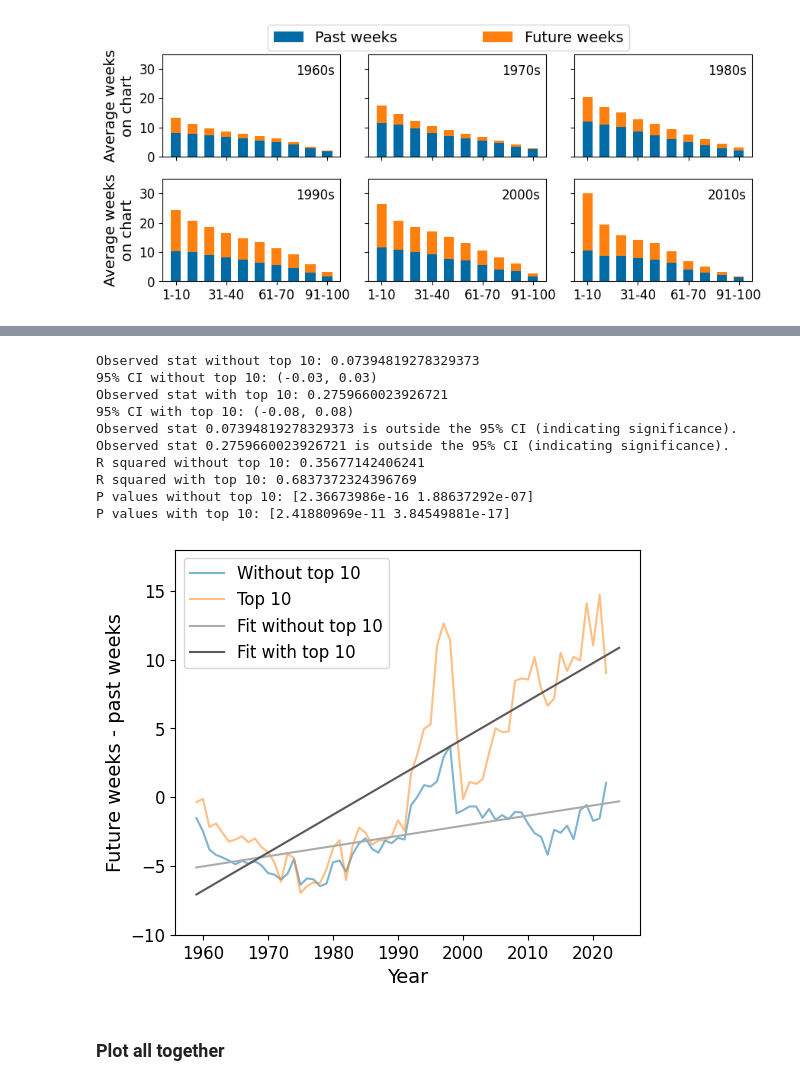
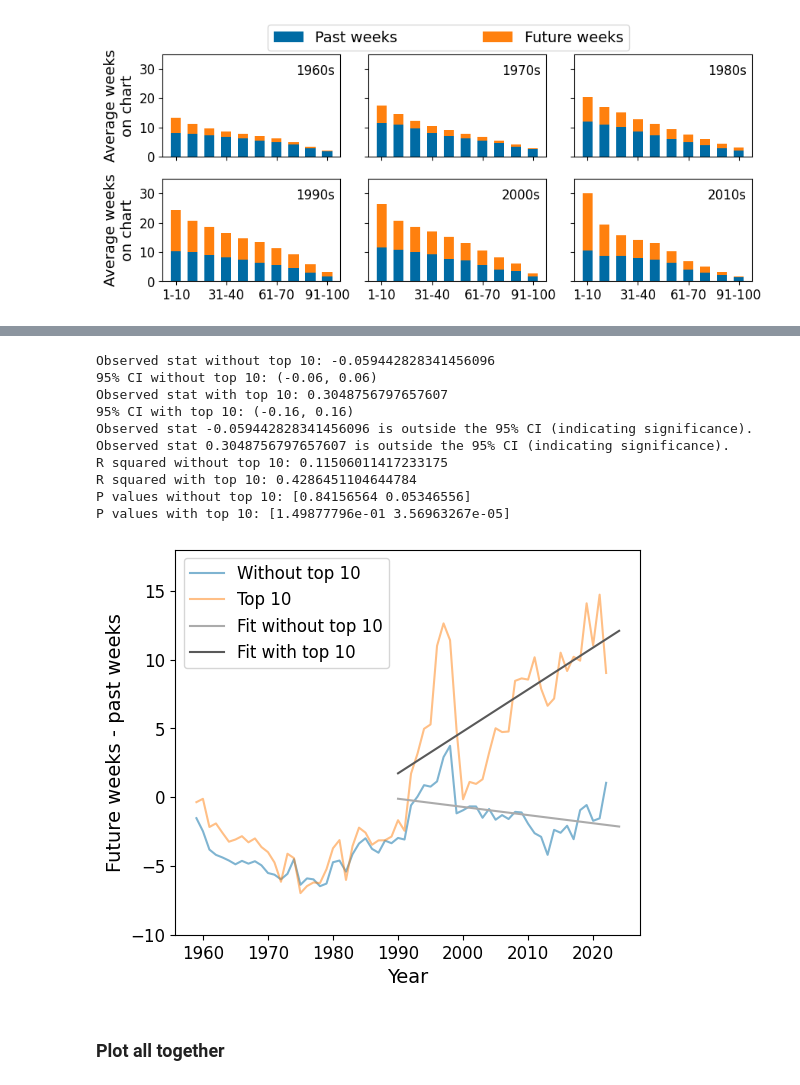
Before and after one commit to martalech/pop_charts_dynamics, a Jupyter notebook: paper/plots_revisited.ipynb, the cells around one changed output, grey strips where cells are left out. Cells and saved outputs as stored; diff of their text form; code cells hidden in the pictures.

```diff
--- a/paper/plots_revisited.ipynb
+++ b/paper/plots_revisited.ipynb
@@ -511,6 +614,8 @@ top_10_past = billboard_hot_100[billboard_hot_100["top_position"] <= 10].groupby
 top_10 = (top_10_future - top_10_past)
 top_10.plot(kind='line', figsize=(6, 5), label="Top 10", alpha=0.5)
 
+wo_top_10 = wo_top_10[wo_top_10.index >= 1990]
+top_10 = top_10[top_10.index >= 1990]
 model_wo_top_10 = pwlf.PiecewiseLinFit(wo_top_10.index.values, wo_top_10.values)
 model_wo_top_10.fit(1)
 model_top_10 = pwlf.PiecewiseLinFit(top_10.index.values, top_10.values)
@@ -546,45 +651,45 @@ print(f"95% CI without top 10: ({ci_lower_wo_top_10:.2f}, {ci_upper_wo_top_10:.2
 print(f"Observed stat with top 10: {model_top_10.slopes[0]}")
 print(f"95% CI with top 10: ({ci_lower_top_10:.2f}, {ci_upper_top_10:.2f})")
 
 if model_wo_top_10.slopes[0] < ci_lower_wo_top_10 or model_wo_top_10.slopes[0] > ci_upper_wo_top_10:
     print(f"Observed stat {model_wo_top_10.slopes[0]} is outside the 95% CI (indicating significance).")
 else:
     print(f"Observed stat {model_wo_top_10.slopes[0]} is inside the 95% CI.")
 
 if model_top_10.slopes[0] < ci_lower_top_10 or model_top_10.slopes[0] > ci_upper_top_10:
     print(f"Observed stat {model_top_10.slopes[0]} is outside the 95% CI (indicating significance).")
 else:
     print(f"Observed stat {model_top_10.slopes[0]} is inside the 95% CI.")
 
-x_hat = np.linspace(1959, 2024, 100)
+x_hat = np.linspace(1990, 2024, 100)
 y_hat_wo_top_10 = model_wo_top_10.predict(x_hat)
 y_hat_top_10 = model_top_10.predict(x_hat)
 
 plt.plot(x_hat, y_hat_wo_top_10, label="Fit without top 10")
 plt.plot(x_hat, y_hat_top_10, label="Fit with top 10")
 
 print (f"R squared without top 10: {model_wo_top_10.r_squared()}")
 print (f"R squared with top 10: {model_top_10.r_squared()}")
 print(f"P values without top 10: {model_wo_top_10.p_values(method="non-linear")}")
 print(f"P values with top 10: {model_top_10.p_values(method="non-linear")}")
 plt.legend(loc="upper left")
 plt.ylabel("Future weeks - past weeks")
 plt.xlabel("Year")
 plt.ylim([-10, 18])
 plt.savefig("appendix/1.C.3.jpg", format="jpg", dpi=300, bbox_inches="tight")
 plt.show()
 # %% [output]
-Observed stat without top 10: 0.07394819278329373
-95% CI without top 10: (-0.03, 0.03)
-Observed stat with top 10: 0.2759660023926721
-95% CI with top 10: (-0.08, 0.08)
-Observed stat 0.07394819278329373 is outside the 95% CI (indicating significance).
-Observed stat 0.2759660023926721 is outside the 95% CI (indicating significance).
-R squared without top 10: 0.35677142406241
-R squared with top 10: 0.6837372324396769
-P values without top 10: [2.36673986e-16 1.88637292e-07]
-P values with top 10: [2.41880969e-11 3.84549881e-17]
+Observed stat without top 10: -0.059442828341456096
+95% CI without top 10: (-0.06, 0.06)
+Observed stat with top 10: 0.3048756797657607
+95% CI with top 10: (-0.16, 0.16)
+Observed stat -0.059442828341456096 is outside the 95% CI (indicating significance).
+Observed stat 0.3048756797657607 is outside the 95% CI (indicating significance).
+R squared without top 10: 0.11506011417233175
+R squared with top 10: 0.4286451104644784
+P values without top 10: [0.84156564 0.05346556]
+P values with top 10: [1.49877796e-01 3.56963267e-05]
-[figure, old version]
+[figure, new version]
 # %% [markdown]
 ### Plot all together
 # %%
```
Also changed, not shown: parts of 25 cells of this notebook, 25 other files.
